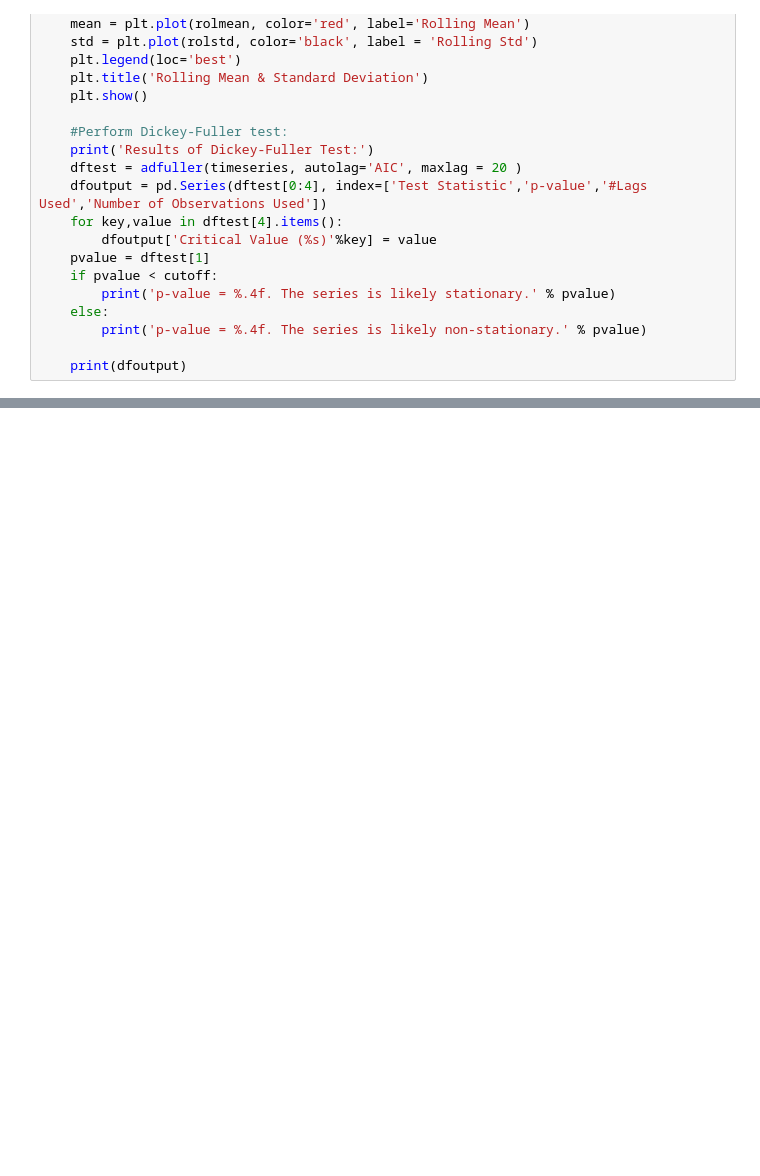
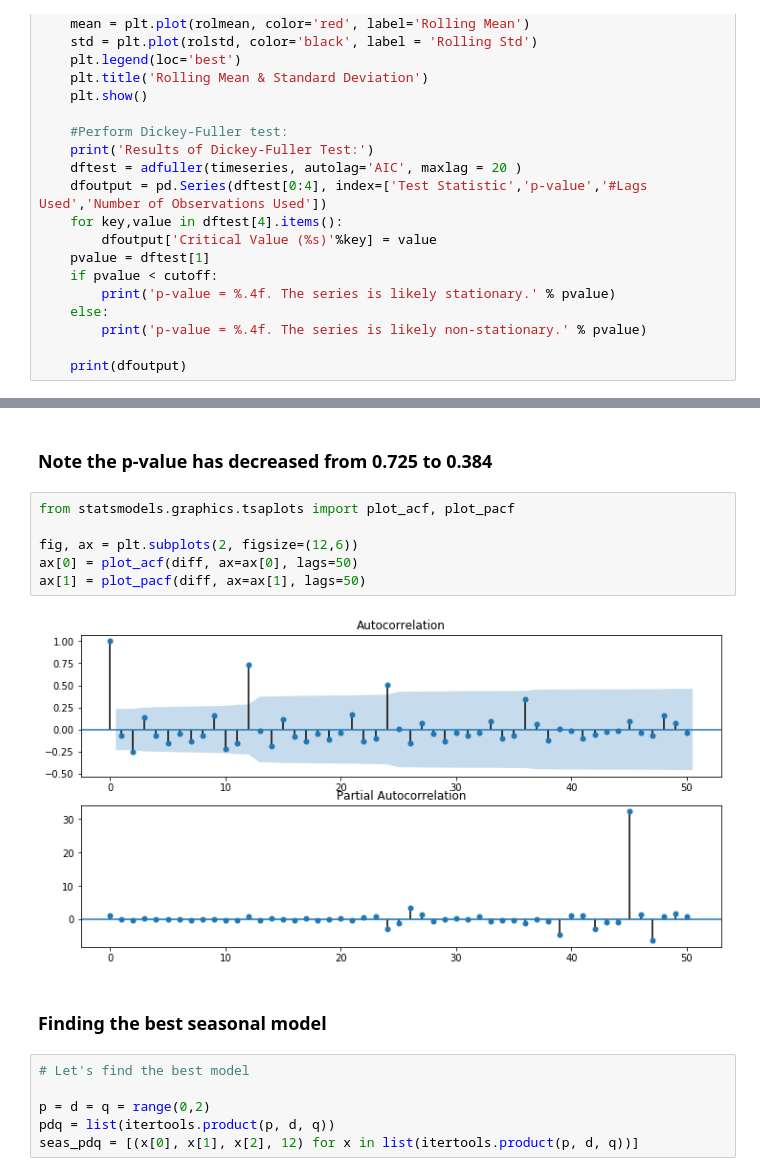
Before and after one commit to angiekl74/TimeSeriesAnalysis, a Jupyter notebook: PortlandRidership_Analysis_StatsmodelPackage_SARIMAX.ipynb, the cells around one changed output, grey strips where cells are left out. Cells and saved outputs as stored; diff of their text form; blank space fills up the shorter version.

```diff
--- a/PortlandRidership_Analysis_StatsmodelPackage_SARIMAX.ipynb
+++ b/PortlandRidership_Analysis_StatsmodelPackage_SARIMAX.ipynb
@@ -186,0 +296,18 @@ dtype: float64
+# %% [markdown]
+### Note the p-value has decreased from 0.725 to 0.384
+# %%
+from statsmodels.graphics.tsaplots import plot_acf, plot_pacf
+
+fig, ax = plt.subplots(2, figsize=(12,6))
+ax[0] = plot_acf(diff, ax=ax[0], lags=50)
+ax[1] = plot_pacf(diff, ax=ax[1], lags=50)
+# %% [output]
+[figure, added]
+# %% [markdown]
+### Finding the best seasonal model
+# %%
+# Let's find the best model
+
+p = d = q = range(0,2)
+pdq = list(itertools.product(p, d, q))
+seas_pdq = [(x[0], x[1], x[2], 12) for x in list(itertools.product(p, d, q))]
```
Also changed, not shown: parts of 24 cells of this notebook, 2 other files.
